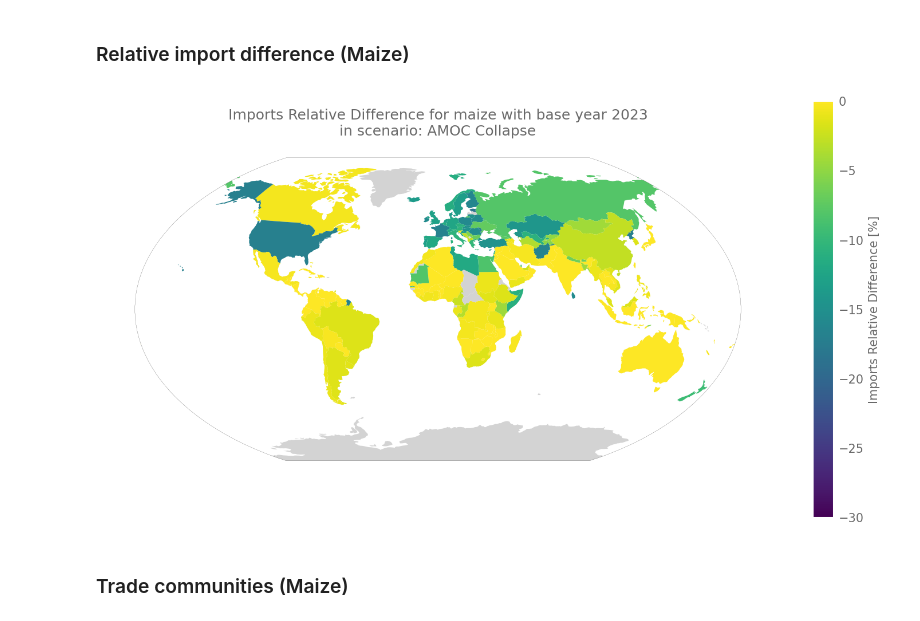
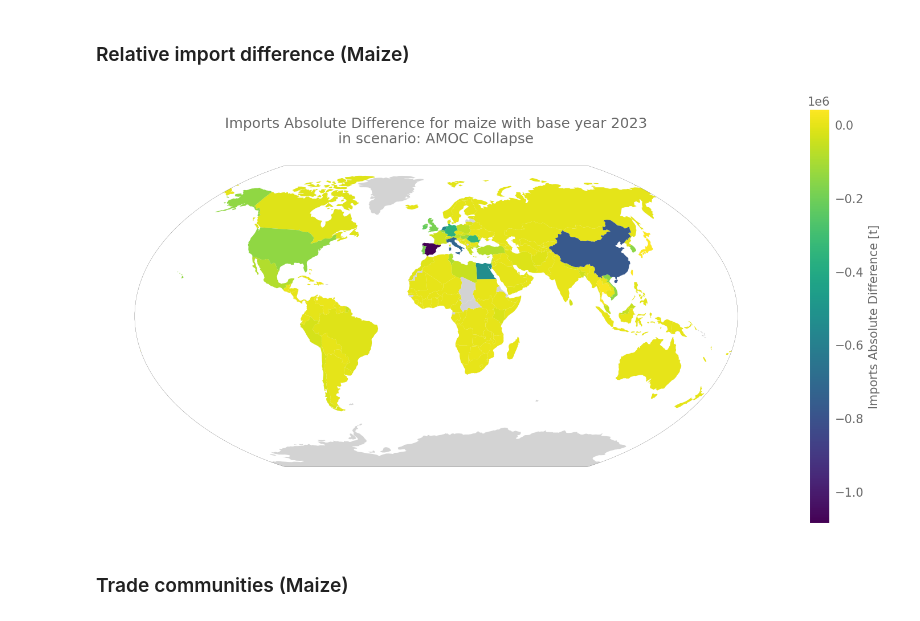
Before and after one commit to florianjehn/pytradeshifts, a Jupyter notebook: scripts/Main Scenarios/AMOC_Collapse_Trade_After_Catastrophe.ipynb, the cells around one changed output. Cells and saved outputs as stored; diff of their text form; code cells hidden in the pictures.

Commit message:
added the absolute AMOC import declines

```diff
--- a/scripts/Main Scenarios/AMOC_Collapse_Trade_After_Catastrophe.ipynb
+++ b/scripts/Main Scenarios/AMOC_Collapse_Trade_After_Catastrophe.ipynb
@@ -172,9 +176,9 @@ Starting postprocessing computations...
 # %% [markdown]
 ### Relative import difference (Maize)
 # %%
-maize_comparison.plot_imports_difference(figsize=(10, 10), vmin=-30, vmax=0, shrink=0.5)
+maize_comparison.plot_imports_difference_absolute(figsize=(10, 10), shrink=0.5)
 # %% [output]
-[figure, old version]
+[figure, new version]
 # %% [markdown]
 ### Trade communities (Maize)
 # %%
```
Also changed, not shown: parts of 2 cells of this notebook, 1 other file.
